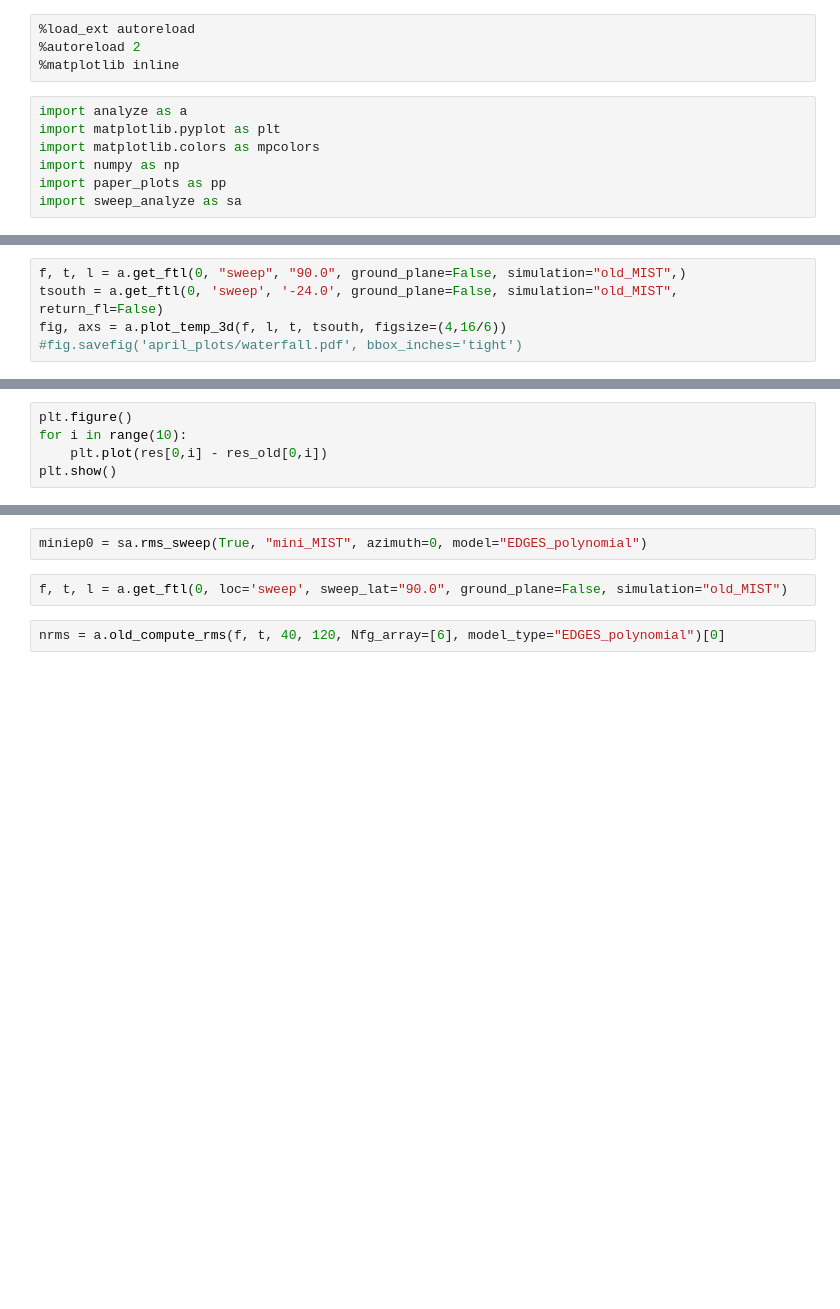
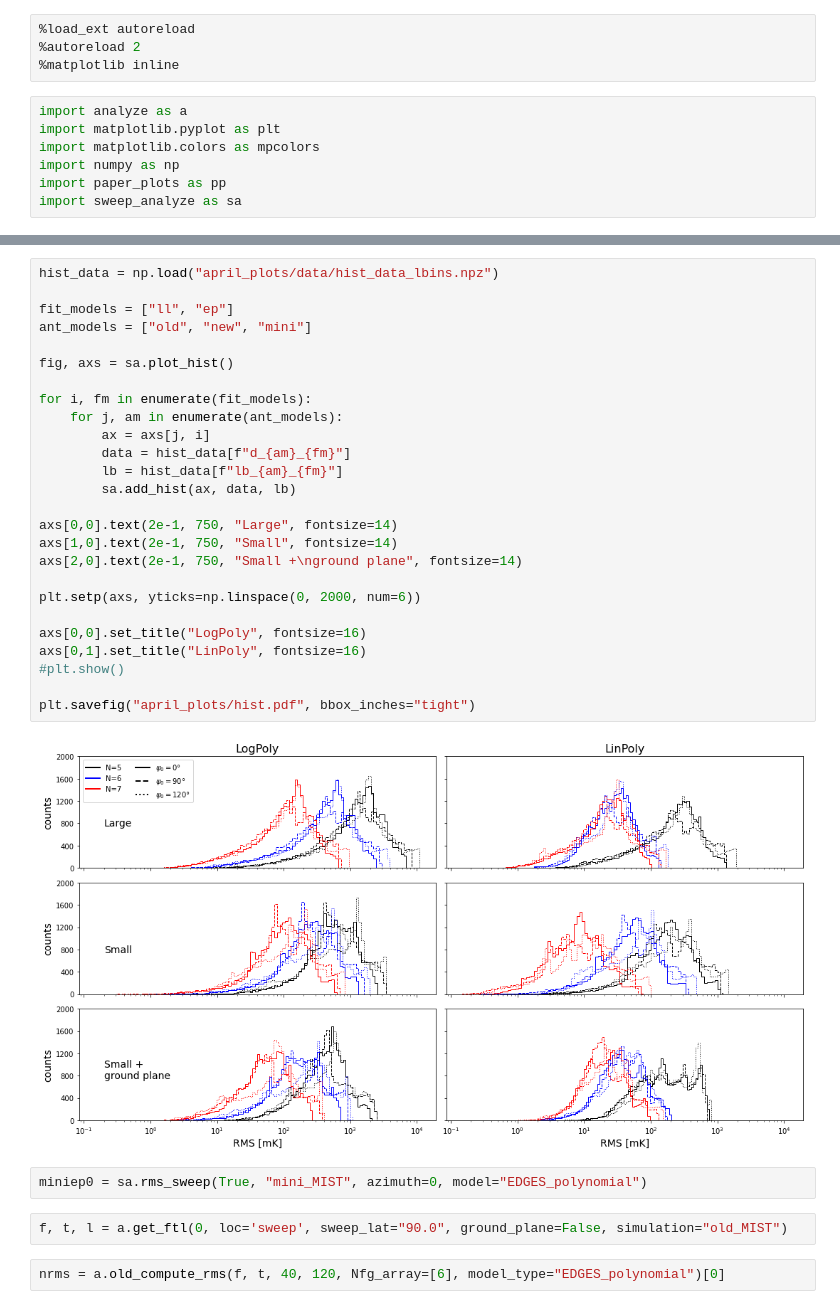
Before and after one commit to christianhbye/21cm_obs_simulations, a Jupyter notebook: PaperPlots_MIST-Copy1.ipynb, the cells around one changed output, grey strips where cells are left out. Drawn from its saved outputs; the diff is of its cells as text; blank space fills up the shorter version.

```diff
--- a/PaperPlots_MIST-Copy1.ipynb
+++ b/PaperPlots_MIST-Copy1.ipynb
@@ -73,5 +34,0 @@ fig, axs = a.plot_temp_3d(f, l, t, tsouth, figsize=(4,16/6))
-# %%
-f, t, l = a.get_ftl(0, "sweep", "90.0", ground_plane=False, simulation="old_MIST",)
-tsouth = a.get_ftl(0, 'sweep', '-24.0', ground_plane=False, simulation="old_MIST", return_fl=False)
-fig, axs = a.plot_temp_3d(f, l, t, tsouth, figsize=(4,16/6))
-#fig.savefig('april_plots/waterfall.pdf', bbox_inches='tight')
@@ -81,5 +34,0 @@ rms, res = a.compute_rms(f, t)
-# %%
-plt.figure()
-for i in range(10):
-    plt.plot(res[0,i] - res_old[0,i])
-plt.show()
@@ -101,3 +88,31 @@ largeep0 = sa.rms_sweep(False, "old_MIST", azimuth=0, model="EDGES_polynomial")
+# %%
+hist_data = np.load("april_plots/data/hist_data_lbins.npz")
+
+fit_models = ["ll", "ep"]
+ant_models = ["old", "new", "mini"]
+
+fig, axs = sa.plot_hist()
+
+for i, fm in enumerate(fit_models):
+    for j, am in enumerate(ant_models):
+        ax = axs[j, i]
+        data = hist_data[f"d_{am}_{fm}"]
+        lb = hist_data[f"lb_{am}_{fm}"]
+        sa.add_hist(ax, data, lb)
+
+axs[0,0].text(2e-1, 750, "Large", fontsize=14)
+axs[1,0].text(2e-1, 750, "Small", fontsize=14)
+axs[2,0].text(2e-1, 750, "Small +\nground plane", fontsize=14)
+
+plt.setp(axs, yticks=np.linspace(0, 2000, num=6))
+
+axs[0,0].set_title("LogPoly", fontsize=16)
+axs[0,1].set_title("LinPoly", fontsize=16)
+#plt.show()
+
+plt.savefig("april_plots/hist.pdf", bbox_inches="tight")
+# %% [output]
+[figure, added]
 # %%
 miniep0 = sa.rms_sweep(True, "mini_MIST", azimuth=0, model="EDGES_polynomial")
 # %%
```
Also changed, not shown: parts of 14 cells of this notebook.
